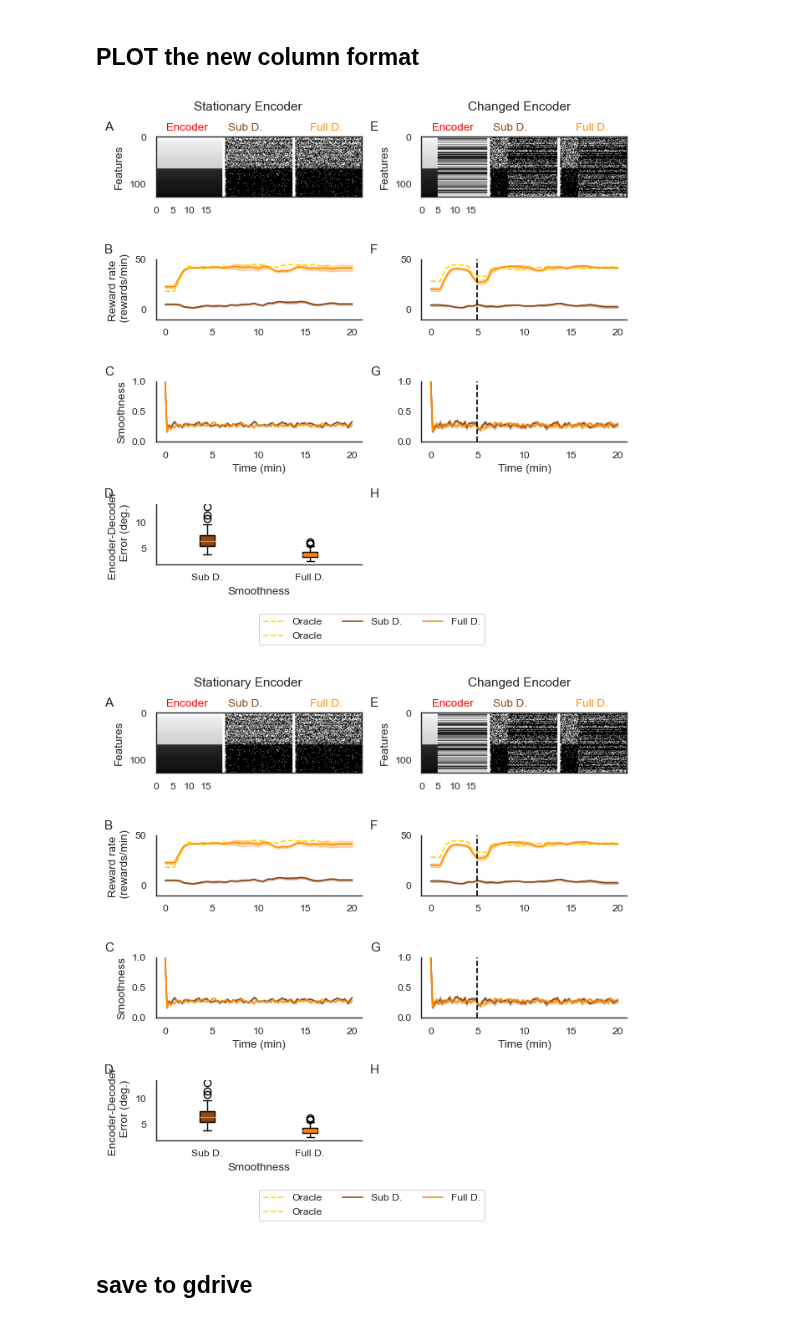
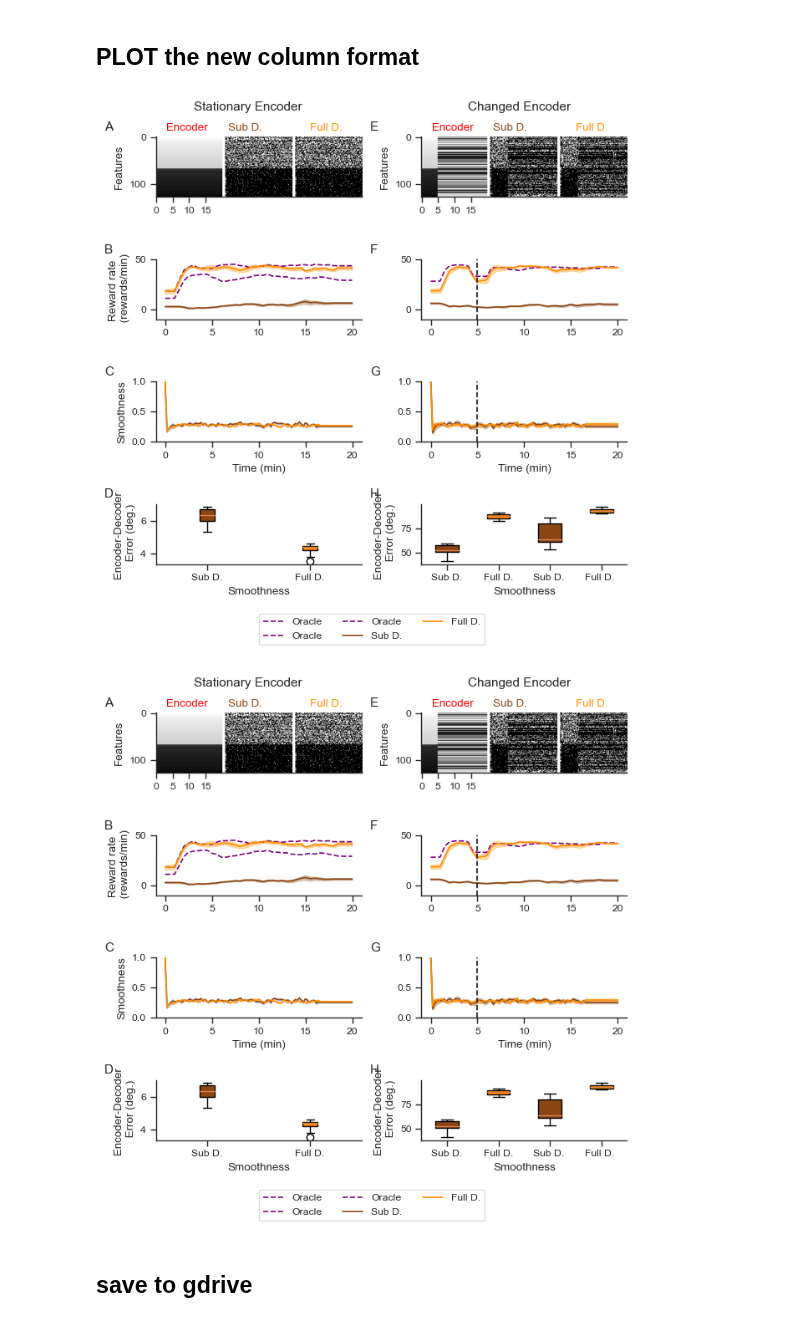
Before and after one commit to sijia66/adaptive_feature_selection, a Jupyter notebook: figure3_lasso_selection/231128_afs_figure3_full_feature_selection_full_lasso_random_seeds.ipynb, the cells around one changed output. Cells and saved outputs as stored; diff of their text form; code cells hidden in the pictures.

```diff
--- a/figure3_lasso_selection/231128_afs_figure3_full_feature_selection_full_lasso_random_seeds.ipynb
+++ b/figure3_lasso_selection/231128_afs_figure3_full_feature_selection_full_lasso_random_seeds.ipynb
@@ -22,8 +22,9 @@ import numpy as np
 np.set_printoptions(precision=5, suppress=True)
 sns.set_context('paper')
 # sns.set_theme("paper", font="Arial")
+sns.set_theme("paper")
 sns.set_style('white')
-
+sns.set_style('ticks')
 save_to_gdrive = True # this is done through the gdrive's mapping to the local file system
 gdrive_directory = '/home/aolab/gdrive/Projects/Feature Selection/Figures/'
 error_bar_method = "sem" #  or percentiles
@@ -33,7 +34,7 @@ exp_length = 20 # minutes
 # ideas
 # %%
 data_dump_folder = \
-        '/home/aolab/sijia/data/figure3_lasso/'
+        '/data/simulation/feature_selection/figure3_lasso/'
 
 ROUND_DECIMALS = 3
 
@@ -533,0 +589,5 @@ dict_keys(['bmi3d_task', 'bmi3d_events', 'bmi3d_state', 'bmi3d_trials', 'bmi3d_c
+# %%
+fig, ax = plt.subplots()
+ax.boxplot(active_angles_all_shuffle,
+            patch_artist=True)
+sns.despine()
@@ -823,7 +893,8 @@ summary_figure, summary_axes = subplots_with_labels(4, 2,
 line_styles = ['--', '-', '--', '-']
 line_colors = ['saddlebrown', 'darkorange', 'saddlebrown', 'darkorange']
 legends = ['Sub D.', 'Full D.']
-oracle_color = "gold"
+legends_middle_last = ['Sub D.', 'Full D.', 'Sub D. ', 'Full D. ']
+oracle_color = "purple"
 
 # add a horizontal line above the first axis to indicate stationary encoder
 lgd_text = summary_figure.text(0.28, 1, 'Stationary Encoder', ha='center', va='center', fontsize=11)
@@ -907,7 +978,7 @@ ax.axvline(x=5, color='k', linestyle='--')
 # last one is encoder decoder error
 
 ax = summary_axes[3,0]
-box = ax.boxplot(active_angles_all_stationary[:, skipped:].T,
+box = ax.boxplot(active_angles_all_last_stationary,
                 patch_artist=True)
 
 for patch, color in zip(box['boxes'], line_colors):
@@ -923,7 +994,7 @@ ax = summary_axes[1,0]
 
 # draw the stationary reward rate
 ax.plot(stationary_common_time_stamps,
-        stationary_reward_rate, label = "Oracle",
+        stationary_reward_rate.T, label = "Oracle",
         color = oracle_color, linestyle = '--')
 
 
@@ -971,36 +1042,45 @@ for i in stationary_shuffling_indices[1]:
 ax.axvline(x=5, color="k", linestyle='--')
 
 summary_axes[2,0].set_xlabel('Time (min)')
 summary_axes[2,1].set_xlabel('Time (min)')
 
 summary_axes[2,1].set_xlabel('Time (min)')
 
 ## modify the boundary
 # for summary_axes[1,0], summary_axes[1,1], summary_axes[2,0], summary_axes[2,1]
 # get rid of the right and top spines
 for ax in [summary_axes[1,0],
            summary_axes[1,1],
            summary_axes[2,0],
            summary_axes[2,1],
            summary_axes[3,0]]:
     ax.spines['right'].set_visible(False)
     ax.spines['top'].set_visible(False)
 
 # get rid of the very last axis
-summary_axes[3,1].axis('off')
+ax = summary_axes[3,1]
 
+box = ax.boxplot(active_angles_all_shuffle,
+            patch_artist=True)
+sns.despine()
+
+for patch, color in zip(box['boxes'], line_colors):
+    patch.set_facecolor(color)
+ax.set_xticklabels(legends_middle_last)
+ax.set_xlabel('Smoothness')
+ax.set_ylabel('Encoder-Decoder \n Error (deg.)')
 # put the legend outside of the figure at the center of the bottom
 
 lgd = summary_figure.legend(bbox_to_anchor=(0.3, -.01), ncol = 3,
                          loc=2, borderaxespad=0.)
 summary_figure.subplots_adjust(bottom=0.2)
 
 summary_figure.tight_layout()
 
 summary_figure
 # %% [output]
-[figure, old version]
+[figure, new version]
-[figure, old version]
+[figure, new version]
 # %% [markdown]
 ## save to gdrive
 # %%
```
Also changed, not shown: parts of 16 cells of this notebook, 2 other files.
